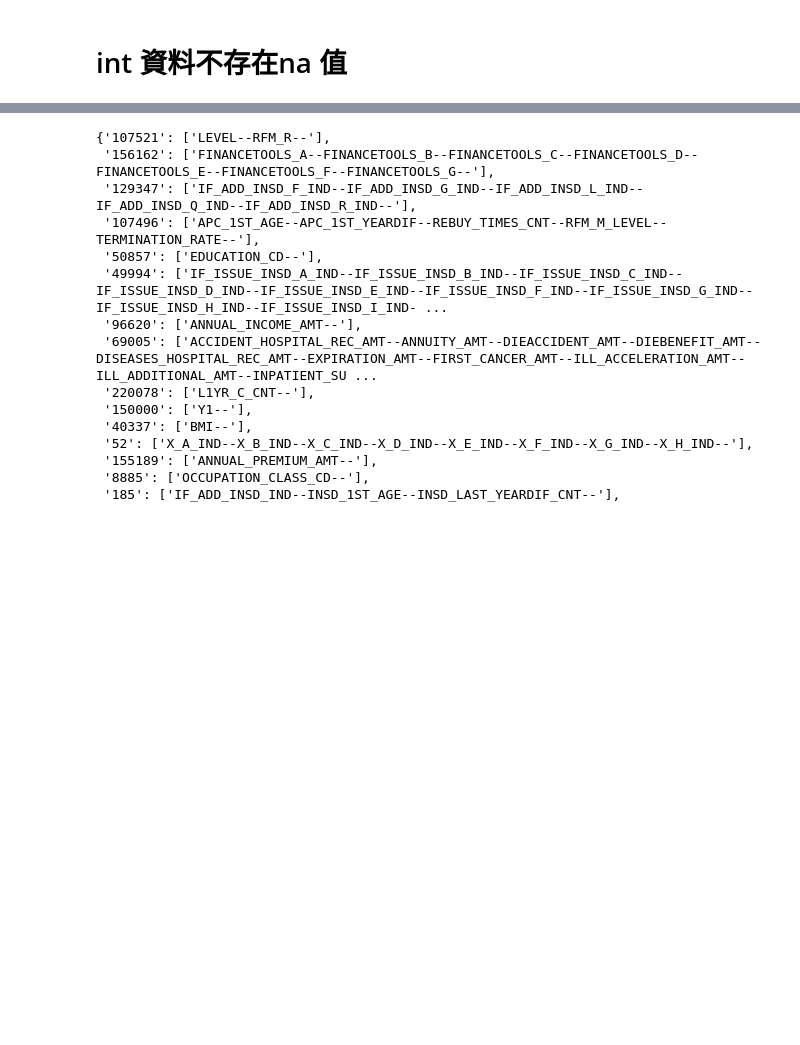
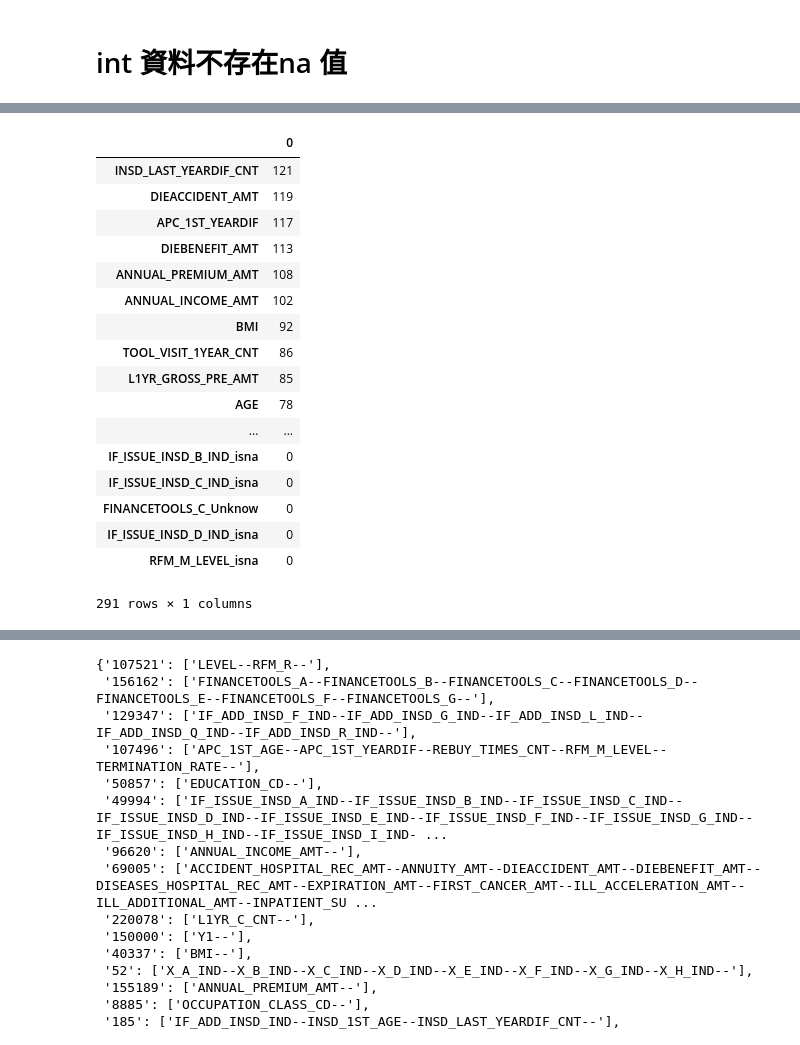
Before and after one commit to jeff20628m/------, a Jupyter notebook: code/EDA2.ipynb, the cells around one changed output, grey strips where cells are left out. Drawn from its saved outputs; the diff is of its cells as text; code cells hidden in the pictures; blank space fills up the shorter version.

```diff
--- a/code/EDA2.ipynb
+++ b/code/EDA2.ipynb
@@ -290,0 +387,2 @@ for col in int_list :
+# %%
+train_set.dropna(inplace= True)
@@ -290,0 +391,2 @@ for col in int_list :
+# %%
+lig = light.LGBMClassifier(metric = 'auc')
@@ -290,0 +399,2 @@ for col in int_list :
+# %%
+X , tx , Y ,ty = train_test_split(train_set.drop(['Y1','CUS_ID','index'],axis=1),train_set['Y1'],test_size=0.1)
@@ -290,0 +407,2 @@ for col in int_list :
+# %%
+lig.fit(X,Y)
@@ -290,0 +435,24 @@ for col in int_list :
+# %%
+imp = lig_model.feature_importances_
+imp_col = X.columns.tolist()
+importance = pd.DataFrame(imp,index=imp_col)
+importance.sort_values(0,ascending=False)
+# %% [output]
+|  | 0 |
+| INSD_LAST_YEARDIF_CNT | 121 |
+| DIEACCIDENT_AMT | 119 |
+| APC_1ST_YEARDIF | 117 |
+| DIEBENEFIT_AMT | 113 |
+| ANNUAL_PREMIUM_AMT | 108 |
+| ANNUAL_INCOME_AMT | 102 |
+| BMI | 92 |
+| TOOL_VISIT_1YEAR_CNT | 86 |
+| L1YR_GROSS_PRE_AMT | 85 |
+| AGE | 78 |
+| ... | ... |
+| IF_ISSUE_INSD_B_IND_isna | 0 |
+| IF_ISSUE_INSD_C_IND_isna | 0 |
+| FINANCETOOLS_C_Unknow | 0 |
+| IF_ISSUE_INSD_D_IND_isna | 0 |
+| RFM_M_LEVEL_isna | 0 |
+291 rows × 1 columns
```
Also changed, not shown: parts of 45 cells of this notebook, 1 other file.
